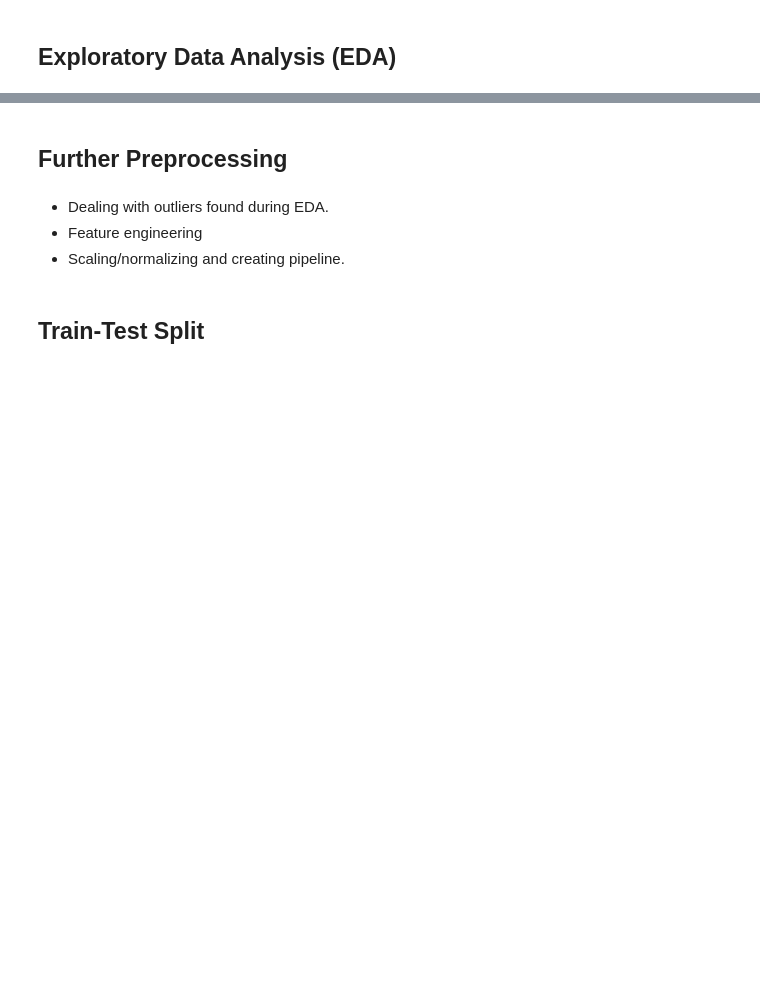
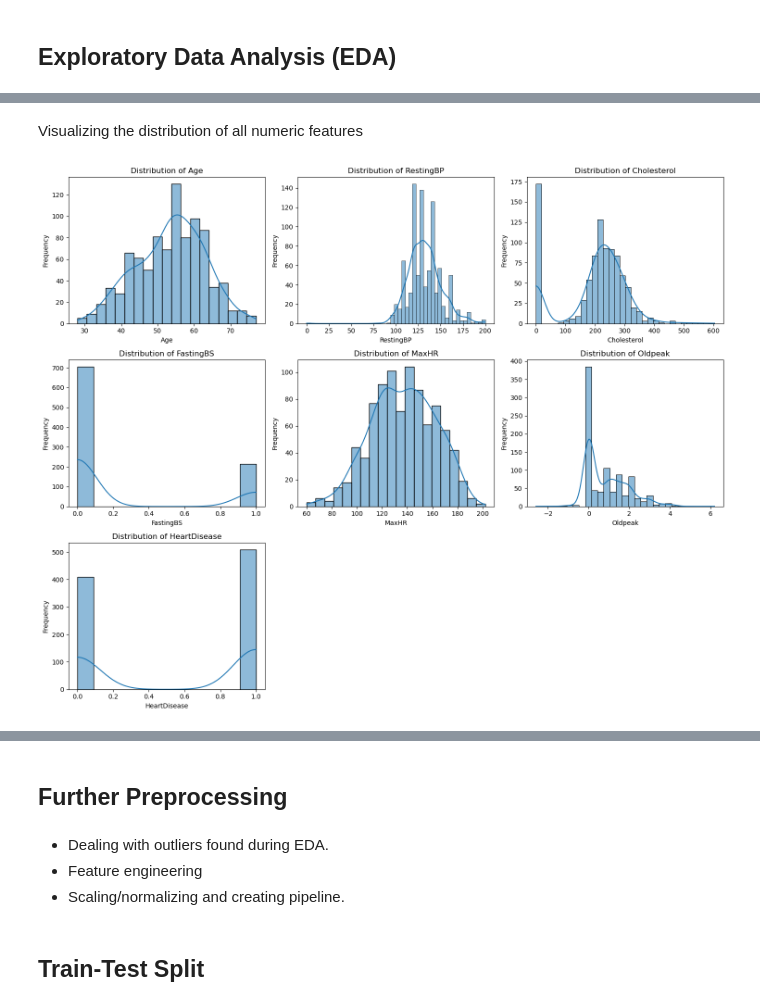
Before and after one commit to Alex-Idachaba/Machine-Learning-Algorithms, a Jupyter notebook: Support_Vector_Machine.ipynb, the cells around one changed output, grey strips where cells are left out. Cells and saved outputs as stored; diff of their text form; code cells hidden in the pictures; blank space fills up the shorter version.

```diff
--- a/Support_Vector_Machine.ipynb
+++ b/Support_Vector_Machine.ipynb
@@ -55,0 +93,5 @@ Attribute Information:
+# %%
+for column in df.select_dtypes(include=['object', 'category']).columns:
+    print(f"Value counts for '{column}':")
+    print(df[column].value_counts())
+    print("\n" + "="*50 + "\n")
@@ -62,0 +159,22 @@ Attribute Information:
+# %% [markdown]
+Visualizing the distribution of all numeric features
+# %%
+
+numeric_columns = df.select_dtypes(include=['number']).columns
+
+n_cols = 3
+n_rows = (len(numeric_columns) + n_cols - 1) // n_cols
+
+plt.figure(figsize=(15, n_rows * 4))
+
+for i, column in enumerate(numeric_columns):
+    plt.subplot(n_rows, n_cols, i + 1)
+    sns.histplot(df[column], kde=True)
+    plt.title(f'Distribution of {column}')
+    plt.xlabel(column)
+    plt.ylabel('Frequency')
+
+plt.tight_layout()
+plt.show()
+# %% [output]
+[figure, added]
```
Also changed, not shown: parts of 15 cells of this notebook.
